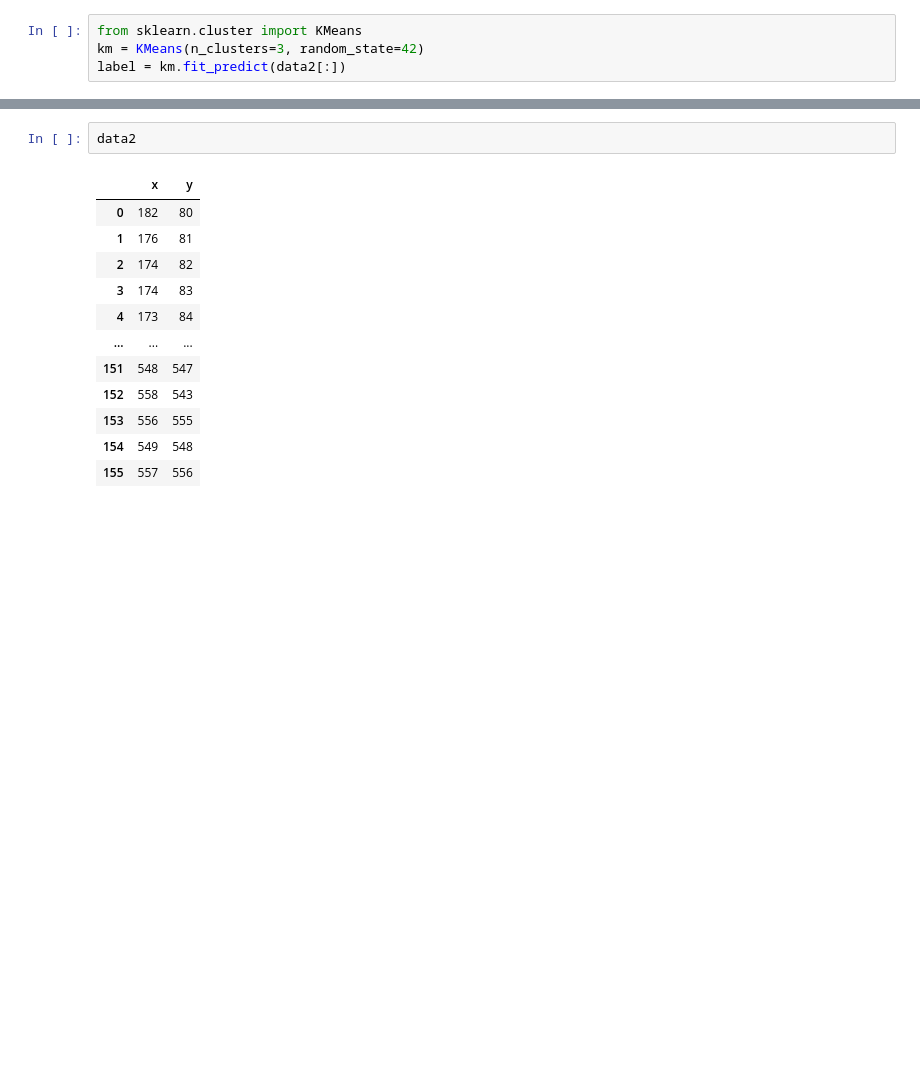
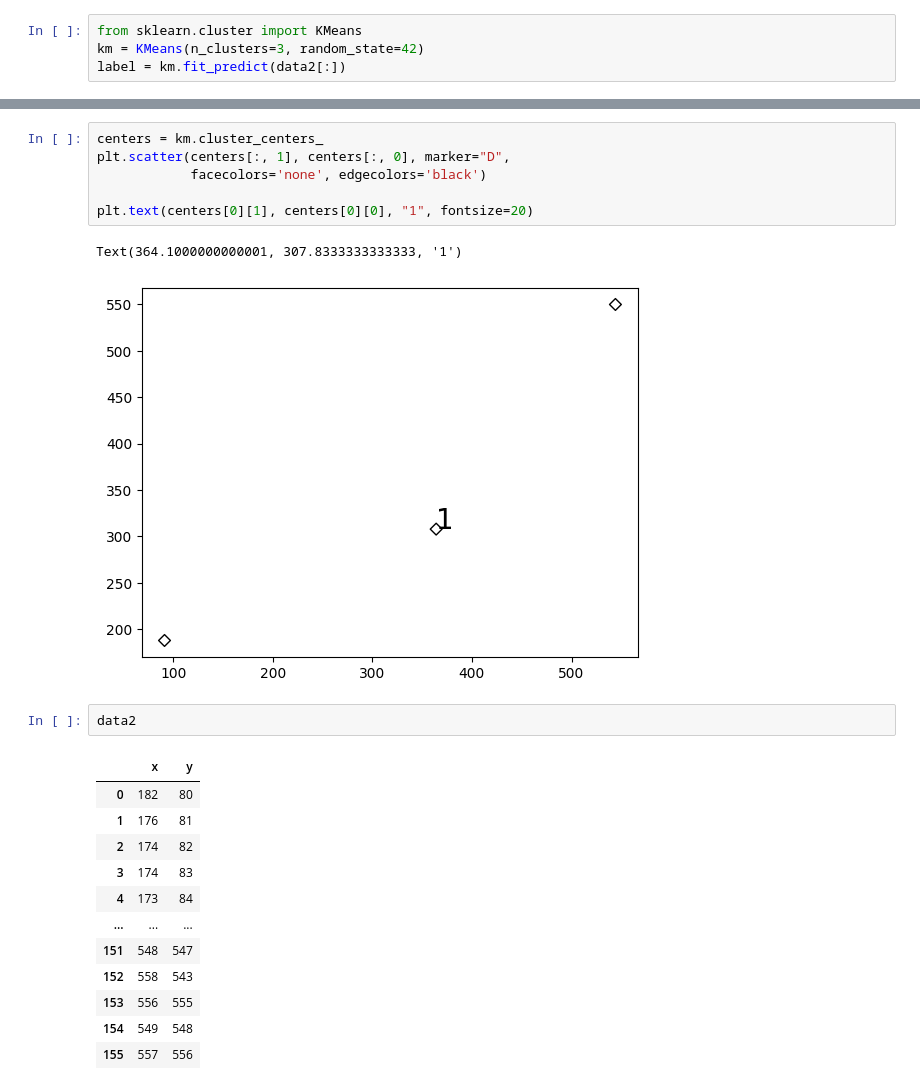
Before and after one commit to ozaki-hr8/-Space-Utilization-Analysis, a Jupyter notebook: cluster.ipynb, the cells around one changed output, grey strips where cells are left out. Cells and saved outputs as stored; diff of their text form; blank space fills up the shorter version.

```diff
--- a/cluster.ipynb
+++ b/cluster.ipynb
@@ -53,3 +46,12 @@ label = km.fit_predict(data2[:])
+# %%
+centers = km.cluster_centers_
+plt.scatter(centers[:, 1], centers[:, 0], marker="D",
+            facecolors='none', edgecolors='black')
+
+plt.text(centers[0][1], centers[0][0], "1", fontsize=20)
+# %% [output]
+Text(364.1000000000001, 307.8333333333333, '1')
+[figure, added]
 # %%
 data2
 # %% [output]
```
Also changed, not shown: parts of 33 cells of this notebook, 2 other files.
